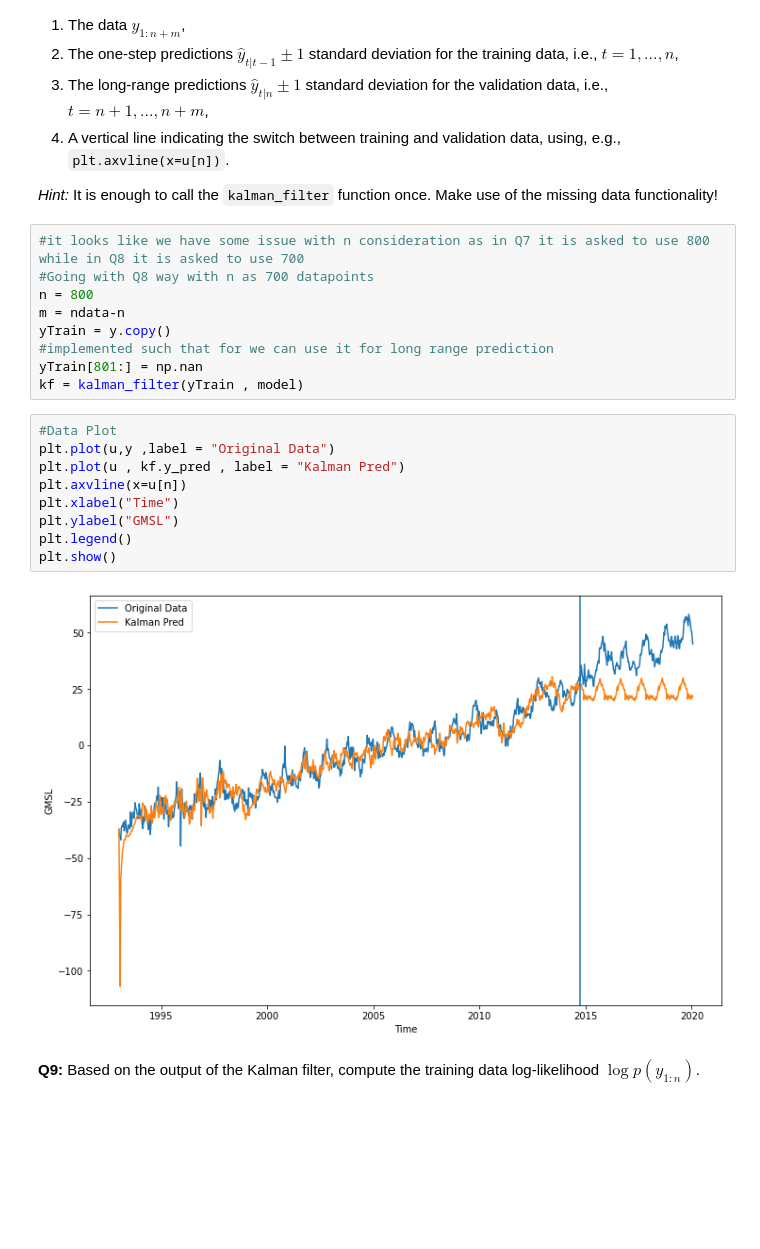
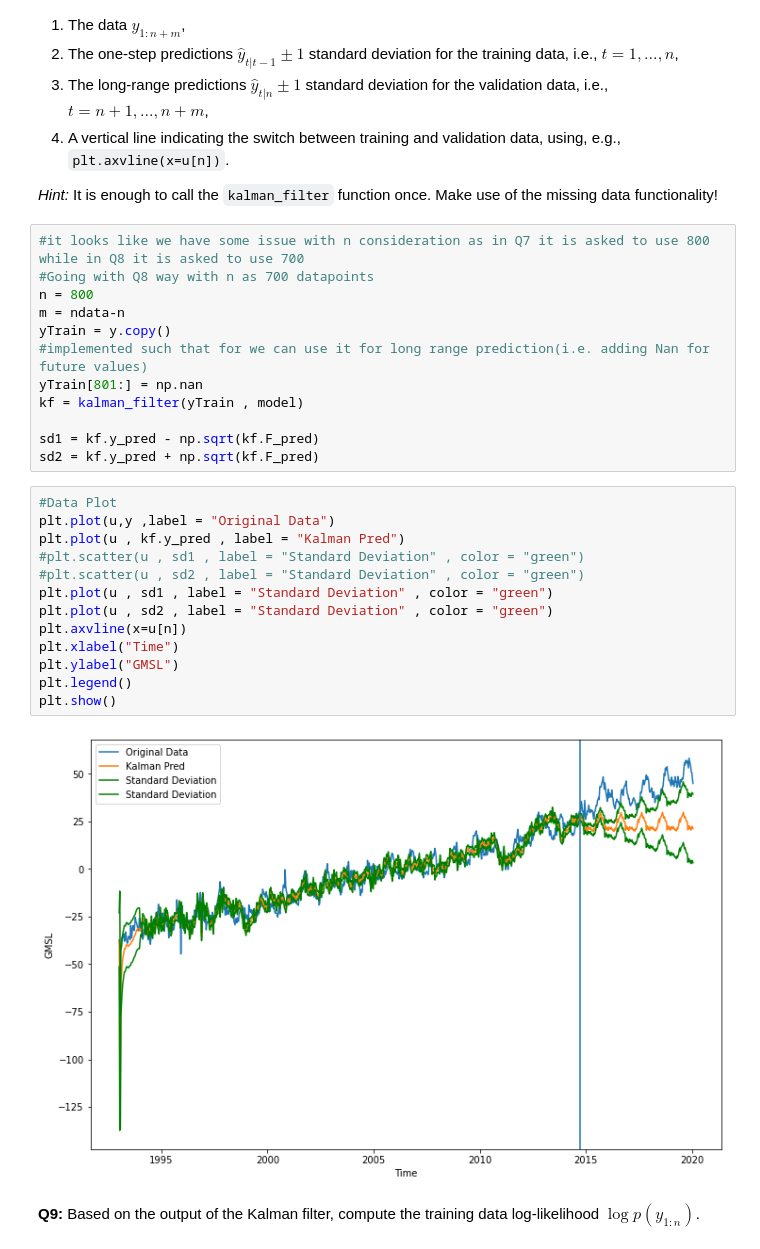
Before and after one commit to amannayak/Time-Series-and-Sequence-Analysis, a Jupyter notebook: Task2/tssl_lab2.ipynb, the cells around one changed output. Saved outputs shown, nothing was run; the diff lists cells and outputs as text; blank space fills up the shorter version.

```diff
--- a/Task2/tssl_lab2.ipynb
+++ b/Task2/tssl_lab2.ipynb
@@ -266,20 +266,27 @@ _Hint:_ It is enough to call the `kalman_filter` function once. Make use of the
 n = 800
 m = ndata-n
 yTrain = y.copy()
-#implemented such that for we can use it for long range prediction
+#implemented such that for we can use it for long range prediction(i.e. adding Nan for future values)
 yTrain[801:] = np.nan
 kf = kalman_filter(yTrain , model)
+
+sd1 = kf.y_pred - np.sqrt(kf.F_pred)
+sd2 = kf.y_pred + np.sqrt(kf.F_pred)
 # %%
 #Data Plot
 plt.plot(u,y ,label = "Original Data")
 plt.plot(u , kf.y_pred , label = "Kalman Pred")
+#plt.scatter(u , sd1 , label = "Standard Deviation" , color = "green")
+#plt.scatter(u , sd2 , label = "Standard Deviation" , color = "green")
+plt.plot(u , sd1 , label = "Standard Deviation" , color = "green")
+plt.plot(u , sd2 , label = "Standard Deviation" , color = "green")
 plt.axvline(x=u[n])
 plt.xlabel("Time")
 plt.ylabel("GMSL")
 plt.legend()
 plt.show()
 # %% [output]
-[figure, old version]
+[figure, new version]
 # %% [markdown]
 **Q9:** Based on the output of the Kalman filter, compute the training data log-likelihood $\log p(y_{1:n})$.
 # %% [markdown]
```
